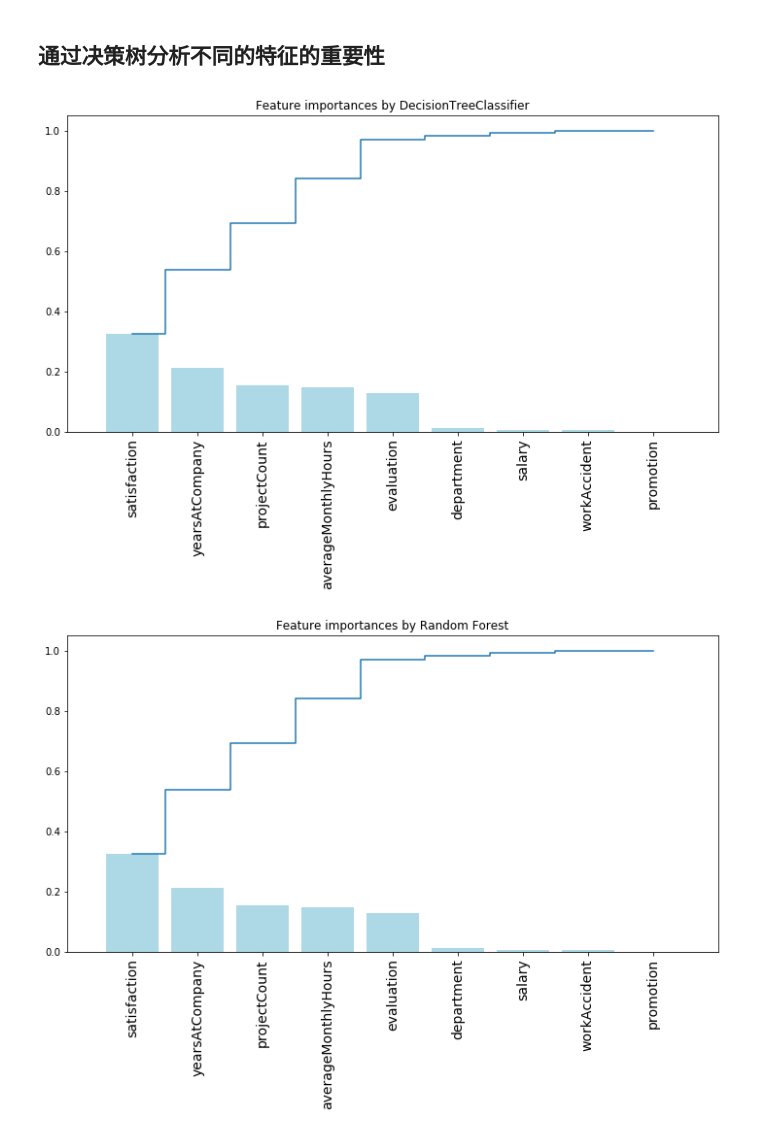
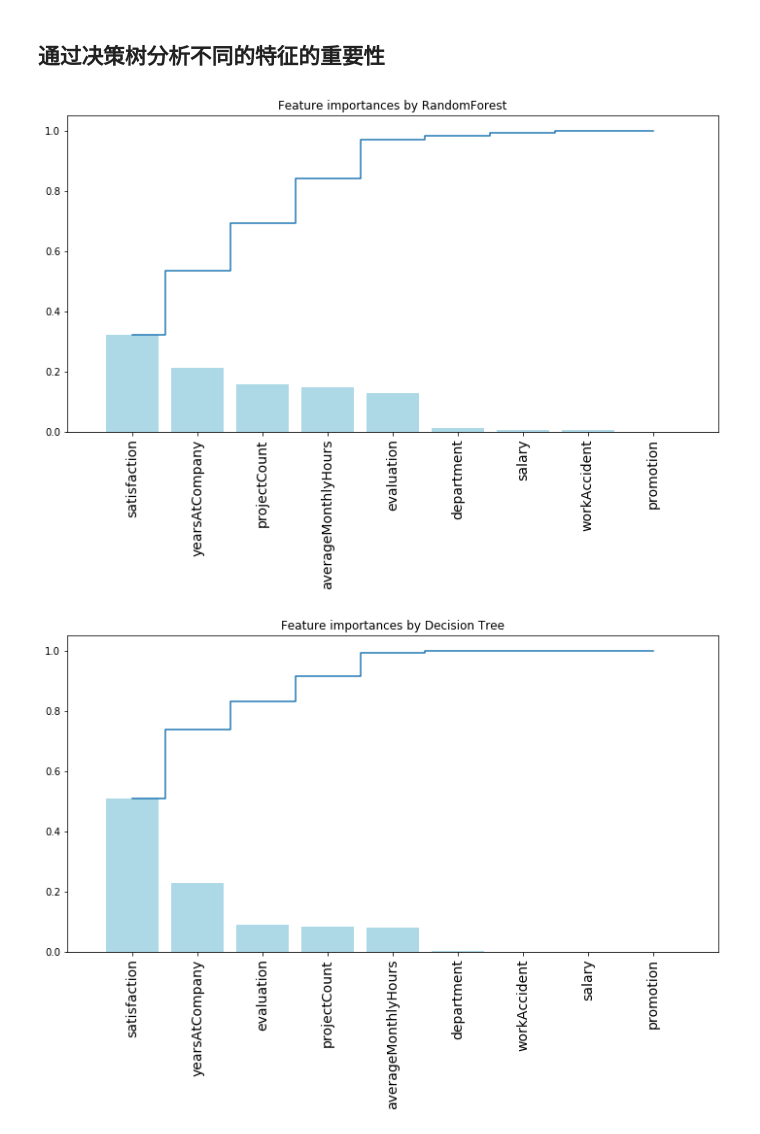
Before and after one commit to GreedyAIAcademy/Machine-Learning, a Jupyter notebook: 6. DecisionTree.RandomForest/DecisionTree.RandomForest.ipynb, the cells around one changed output. Cells and saved outputs as stored; diff of their text form; code cells hidden in the pictures.

```diff
--- a/6. DecisionTree.RandomForest/DecisionTree.RandomForest.ipynb
+++ b/6. DecisionTree.RandomForest/DecisionTree.RandomForest.ipynb
@@ -325,27 +334,27 @@ feat_names = df.drop(['turnover'],axis=1).columns
 
 indices = np.argsort(importances)[::-1]
 plt.figure(figsize=(12,6))
-plt.title("Feature importances by DecisionTreeClassifier")
+plt.title("Feature importances by RandomForest")
 plt.bar(range(len(indices)), importances[indices], color='lightblue',  align="center")
 plt.step(range(len(indices)), np.cumsum(importances[indices]), where='mid', label='Cumulative')
 plt.xticks(range(len(indices)), feat_names[indices], rotation='vertical',fontsize=14)
 plt.xlim([-1, len(indices)])
 plt.show()
 # %% [output]
-[figure, old version]
+[figure, new version]
 # %%
-## 画出随机森林的特征的重要性 ##
-importances = rf.feature_importances_
+## 画出决策树的特征的重要性 ##
+importances = dtree.feature_importances_
 feat_names = df.drop(['turnover'],axis=1).columns
 
 
 indices = np.argsort(importances)[::-1]
 plt.figure(figsize=(12,6))
-plt.title("Feature importances by Random Forest")
+plt.title("Feature importances by Decision Tree")
 plt.bar(range(len(indices)), importances[indices], color='lightblue',  align="center")
 plt.step(range(len(indices)), np.cumsum(importances[indices]), where='mid', label='Cumulative')
 plt.xticks(range(len(indices)), feat_names[indices], rotation='vertical',fontsize=14)
 plt.xlim([-1, len(indices)])
 plt.show()
 # %% [output]
-[figure, old version]
+[figure, new version]
```
Also changed, not shown: parts of 2 cells of this notebook, 2 other files.
